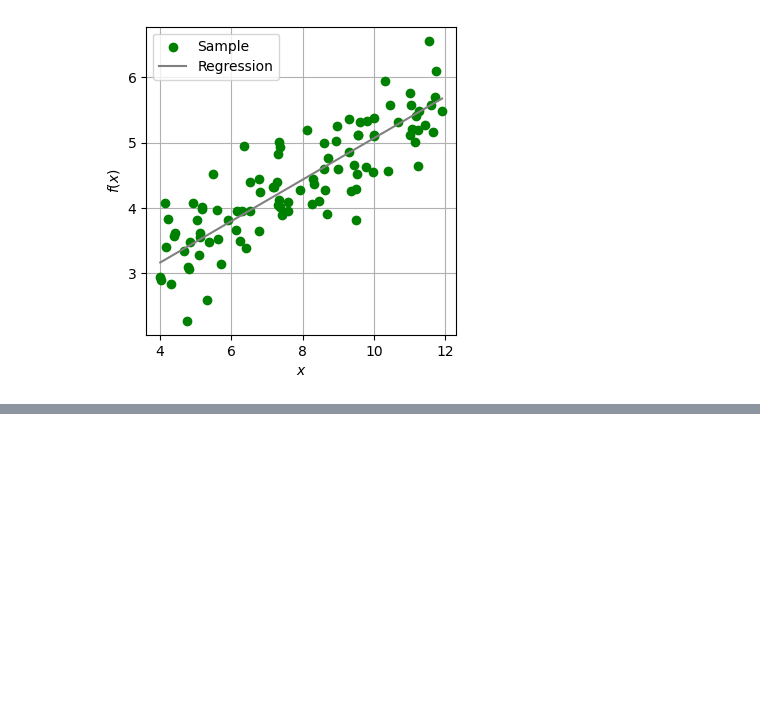
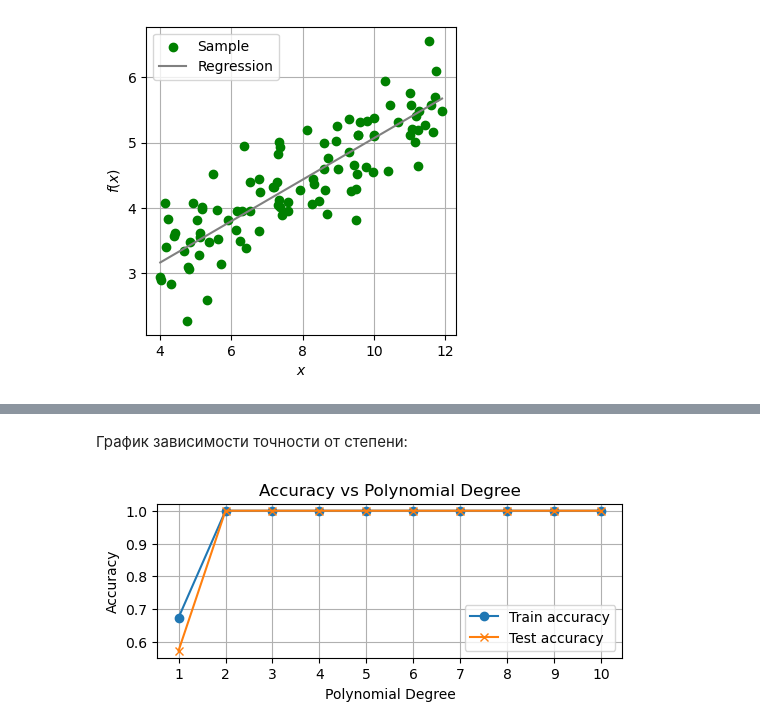
Before and after one commit to SARWX/mlmethods, a Jupyter notebook: task2.ipynb, the cells around one changed output, grey strips where cells are left out. Cells and saved outputs as stored; diff of their text form; code cells hidden in the pictures; blank space fills up the shorter version.

```diff
--- a/task2.ipynb
+++ b/task2.ipynb
@@ -425,0 +521,15 @@ Cross-validation:
+# %% [markdown]
+График зависимости точности от степени:
+# %%
+plt.figure(figsize=(6, 2))
+plt.plot(degrees, train_scores, label='Train accuracy', marker='o')
+plt.plot(degrees, val_scores, label='Test accuracy', marker='x')
+plt.title("Accuracy vs Polynomial Degree")
+plt.xlabel("Polynomial Degree")
+plt.ylabel("Accuracy")
+plt.legend()
+plt.xticks(degrees)
+plt.grid(True)
+plt.show()
+# %% [output]
+[figure, added]
```
Also changed, not shown: parts of 21 cells of this notebook, 1 other file.
